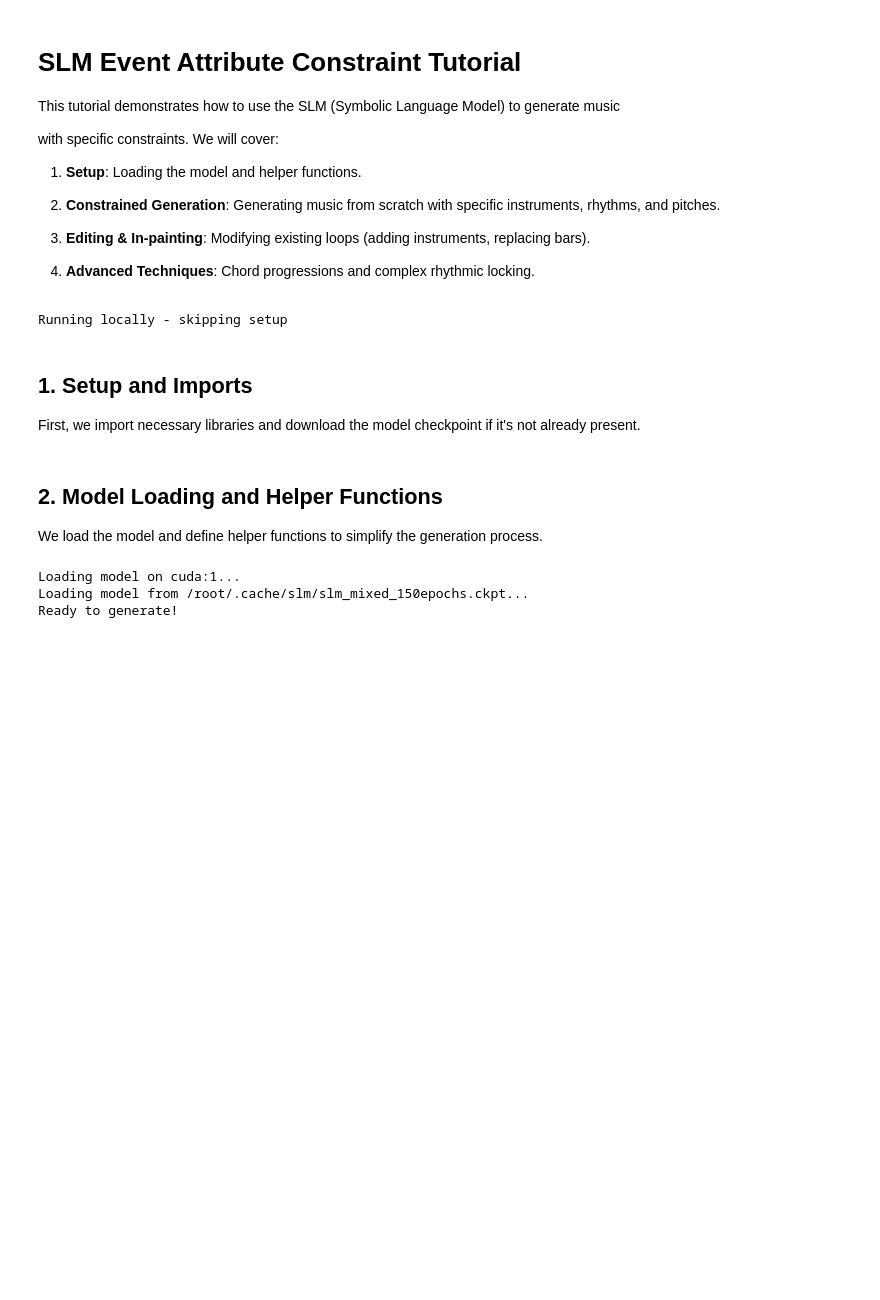
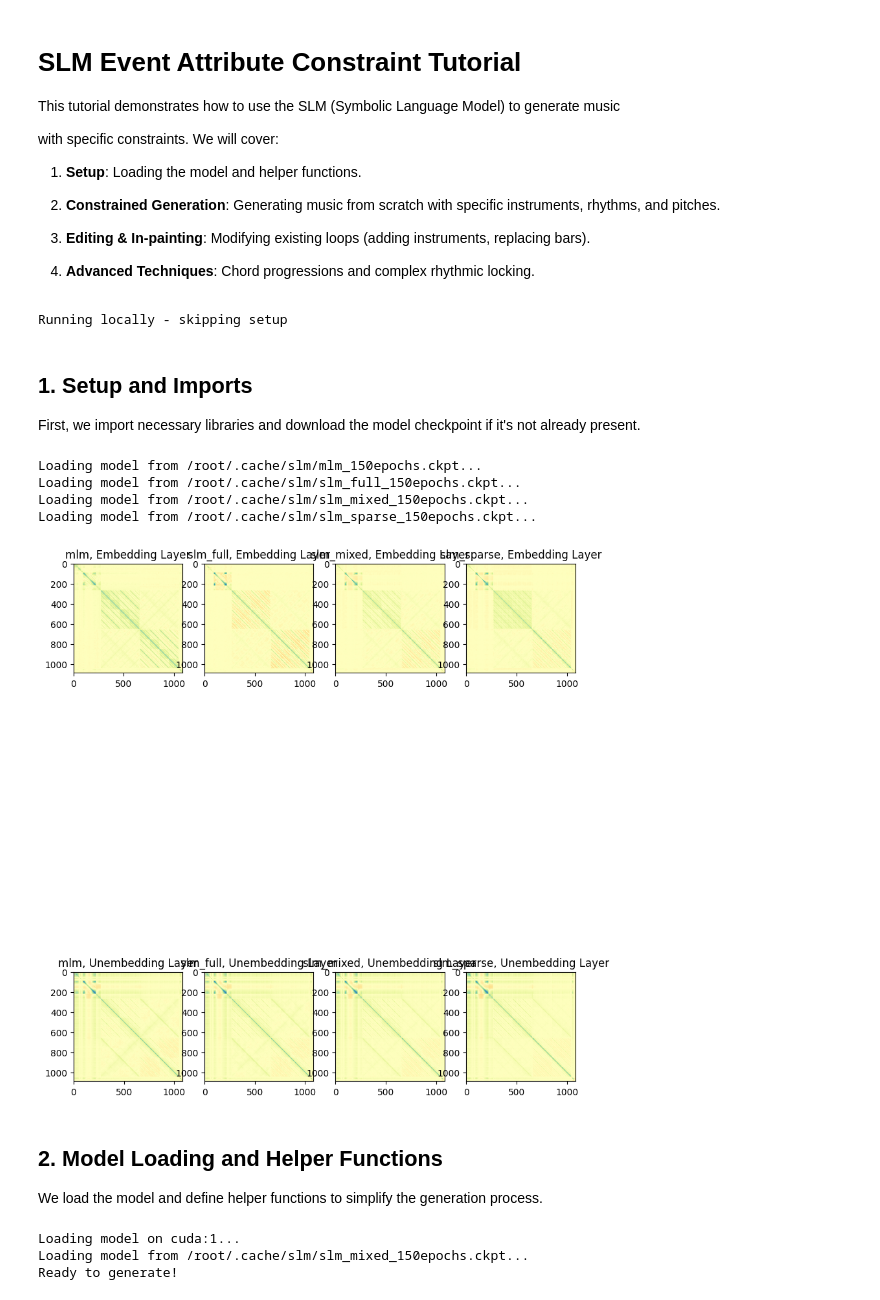
Before and after one commit to erl-j/superposed-language-modelling, a Jupyter notebook: examples/tutorial.ipynb, the cells around one changed output. Drawn from its saved outputs; the diff is of its cells as text; code cells hidden in the pictures; blank space fills up the shorter version.

```diff
--- a/examples/tutorial.ipynb
+++ b/examples/tutorial.ipynb
@@ -84,6 +84,40 @@ random.seed(SEED)
 torch.manual_seed(SEED)
 if torch.cuda.is_available():
     torch.cuda.manual_seed_all(SEED)
+# %%
+import matplotlib.pyplot as plt
+
+
+# make 3 by 2 subplot
+fig, axs = plt.subplots(2, 4, figsize=(10, 15))
+
+for i, scheme in enumerate(["mlm", "slm_full", "slm_mixed", "slm_sparse"]):
+    model = load_model(
+        epochs=150,
+        model_type=scheme,
+        device=DEVICE
+    )
+
+    W_e = model.embedding_layer.weight.detach().cpu().T
+    W_u = model.unembedding_layer.weight.detach().cpu()
+
+    W_e_norm = W_e / W_e.norm(dim=1, keepdim=True)
+    W_u_norm = W_u / W_u.norm(dim=1, keepdim=True)
+
+    # show self similarity of W_e and W_u
+    axs[0,i].imshow(W_e_norm @ W_e_norm.T, vmin=-1, vmax=1, cmap="Spectral")
+    axs[0,i].set_title(f"{scheme}, Embedding Layer")
+    axs[1,i].imshow(W_u_norm @ W_u_norm.T, vmin=-1, vmax=1, cmap="Spectral")
+
+    axs[1,i].set_title(f"{scheme}, Unembedding Layer")
+
+plt.show()
+# %% [output]
+Loading model from /root/.cache/slm/mlm_150epochs.ckpt...
+Loading model from /root/.cache/slm/slm_full_150epochs.ckpt...
+Loading model from /root/.cache/slm/slm_mixed_150epochs.ckpt...
+Loading model from /root/.cache/slm/slm_sparse_150epochs.ckpt...
+[figure, added]
 # %% [markdown]
  ## 2. Model Loading and Helper Functions
 
```
Also changed, not shown: parts of 9 cells of this notebook, 10 other files.
